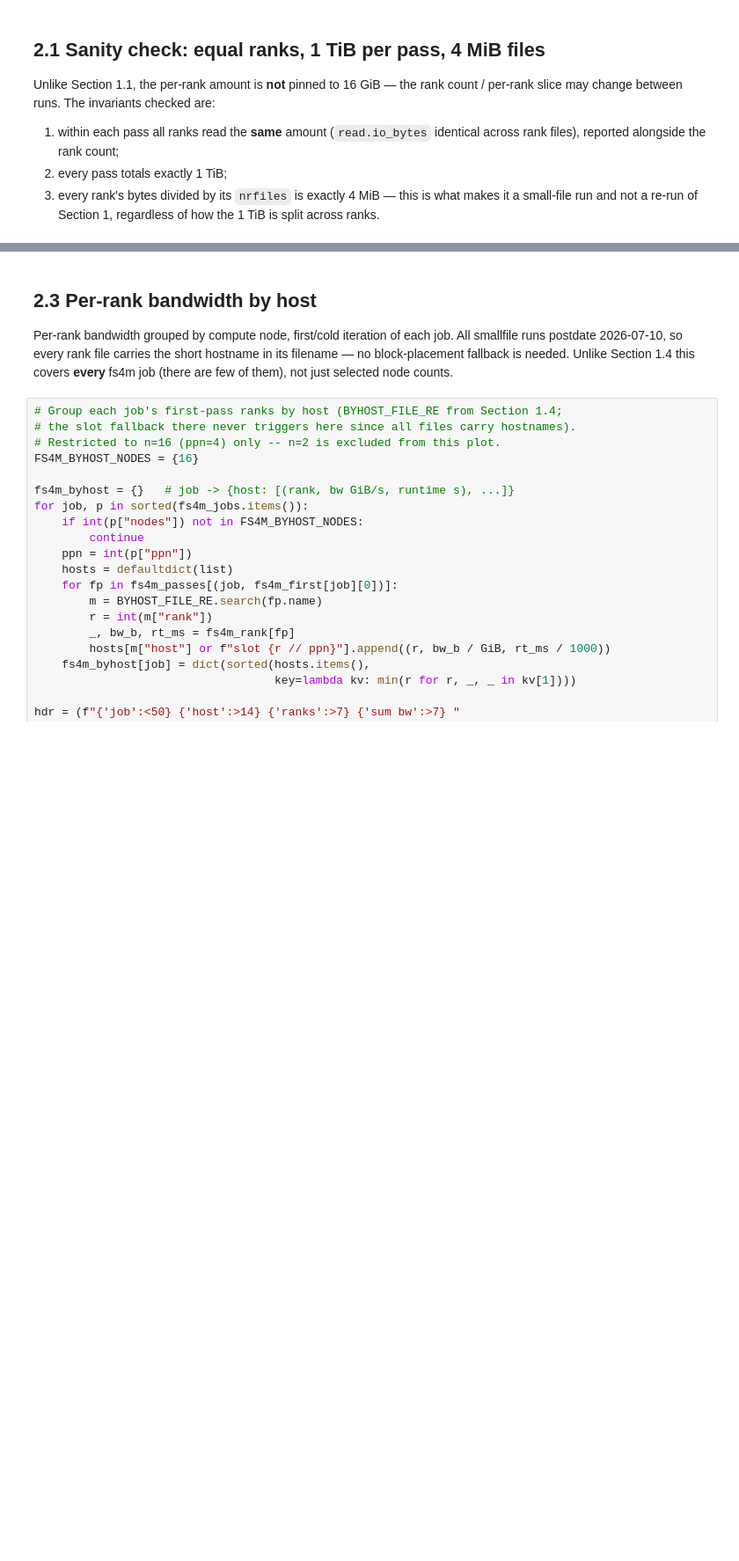
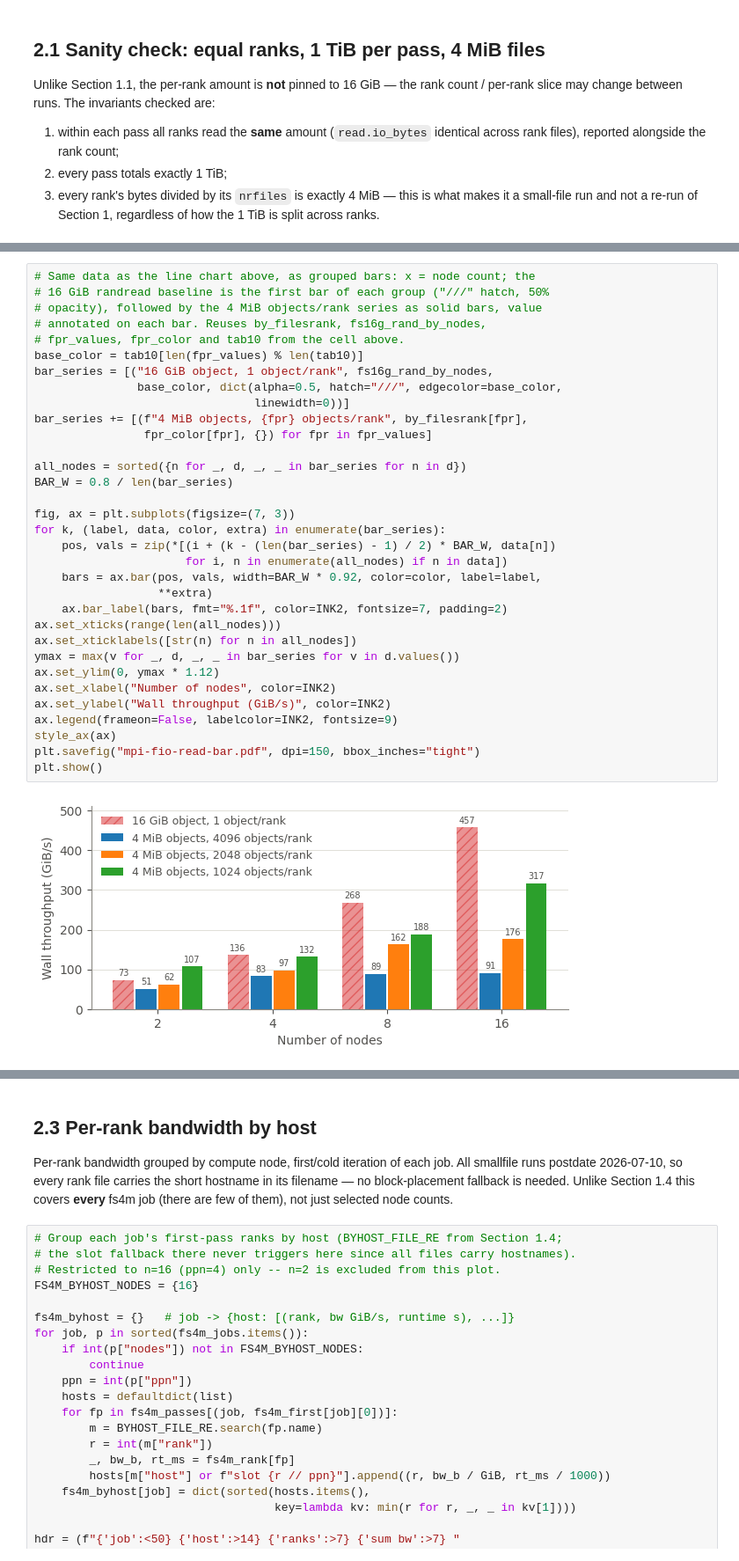
Before and after one commit to cissieAB/pdsw26_daos-bench, a Jupyter notebook: results/aurora/mpi-fio/read-pattern/read_analysis.ipynb, the cells around one changed output, grey strips where cells are left out. Shown at 88% size. Cells and saved outputs as stored; diff of their text form; blank space fills up the shorter version.

```diff
--- a/results/aurora/mpi-fio/read-pattern/read_analysis.ipynb
+++ b/results/aurora/mpi-fio/read-pattern/read_analysis.ipynb
@@ -745,0 +714,35 @@ plt.show()
+# %%
+# Same data as the line chart above, as grouped bars: x = node count; the
+# 16 GiB randread baseline is the first bar of each group ("///" hatch, 50%
+# opacity), followed by the 4 MiB objects/rank series as solid bars, value
+# annotated on each bar. Reuses by_filesrank, fs16g_rand_by_nodes,
+# fpr_values, fpr_color and tab10 from the cell above.
+base_color = tab10[len(fpr_values) % len(tab10)]
+bar_series = [("16 GiB object, 1 object/rank", fs16g_rand_by_nodes,
+               base_color, dict(alpha=0.5, hatch="///", edgecolor=base_color,
+                                linewidth=0))]
+bar_series += [(f"4 MiB objects, {fpr} objects/rank", by_filesrank[fpr],
+                fpr_color[fpr], {}) for fpr in fpr_values]
+
+all_nodes = sorted({n for _, d, _, _ in bar_series for n in d})
+BAR_W = 0.8 / len(bar_series)
+
+fig, ax = plt.subplots(figsize=(7, 3))
+for k, (label, data, color, extra) in enumerate(bar_series):
+    pos, vals = zip(*[(i + (k - (len(bar_series) - 1) / 2) * BAR_W, data[n])
+                      for i, n in enumerate(all_nodes) if n in data])
+    bars = ax.bar(pos, vals, width=BAR_W * 0.92, color=color, label=label,
+                  **extra)
+    ax.bar_label(bars, fmt="%.1f", color=INK2, fontsize=7, padding=2)
+ax.set_xticks(range(len(all_nodes)))
+ax.set_xticklabels([str(n) for n in all_nodes])
+ymax = max(v for _, d, _, _ in bar_series for v in d.values())
+ax.set_ylim(0, ymax * 1.12)
+ax.set_xlabel("Number of nodes", color=INK2)
+ax.set_ylabel("Wall throughput (GiB/s)", color=INK2)
+ax.legend(frameon=False, labelcolor=INK2, fontsize=9)
+style_ax(ax)
+plt.savefig("mpi-fio-read-bar.pdf", dpi=150, bbox_inches="tight")
+plt.show()
+# %% [output]
+[figure, added]
```
Also changed, not shown: parts of 13 cells of this notebook, 1 other file.
